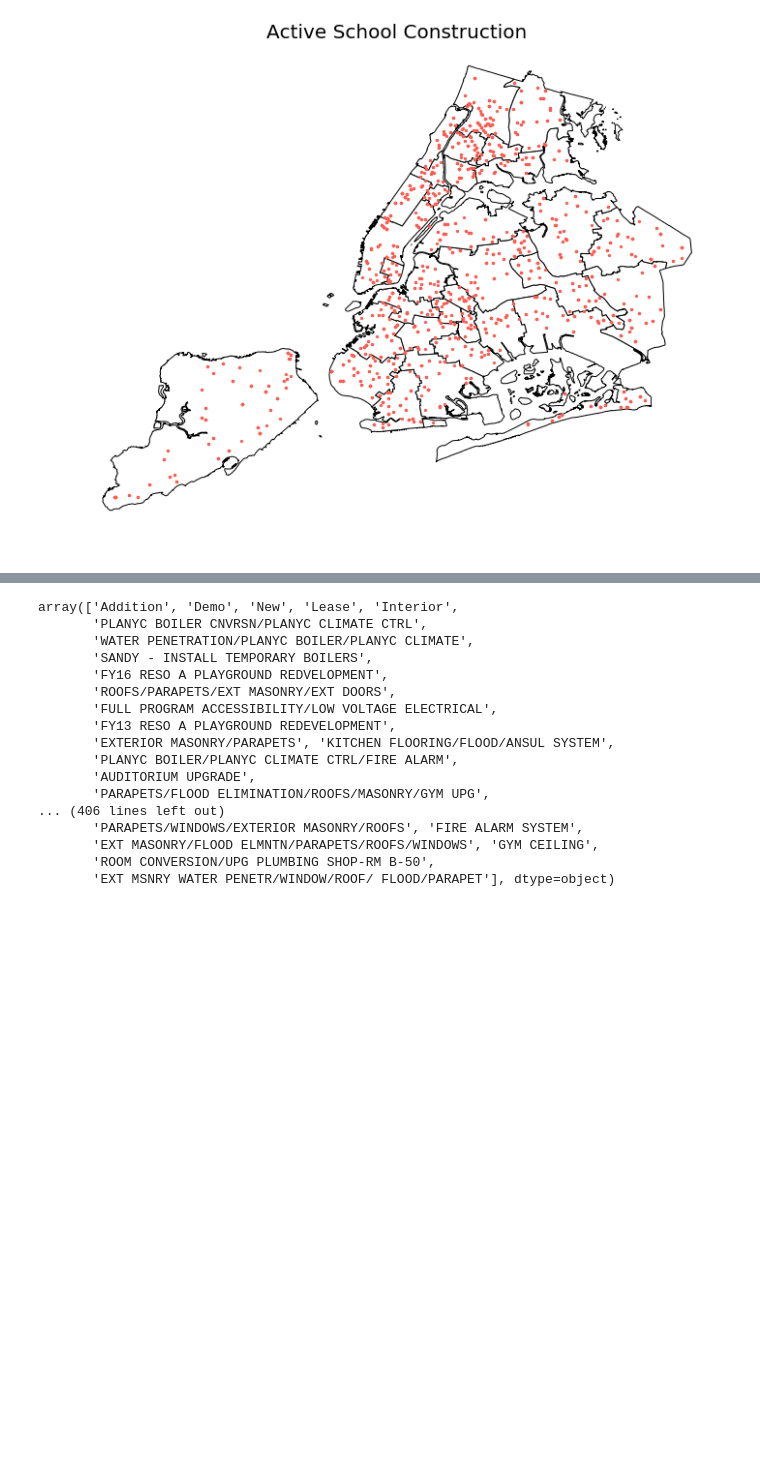
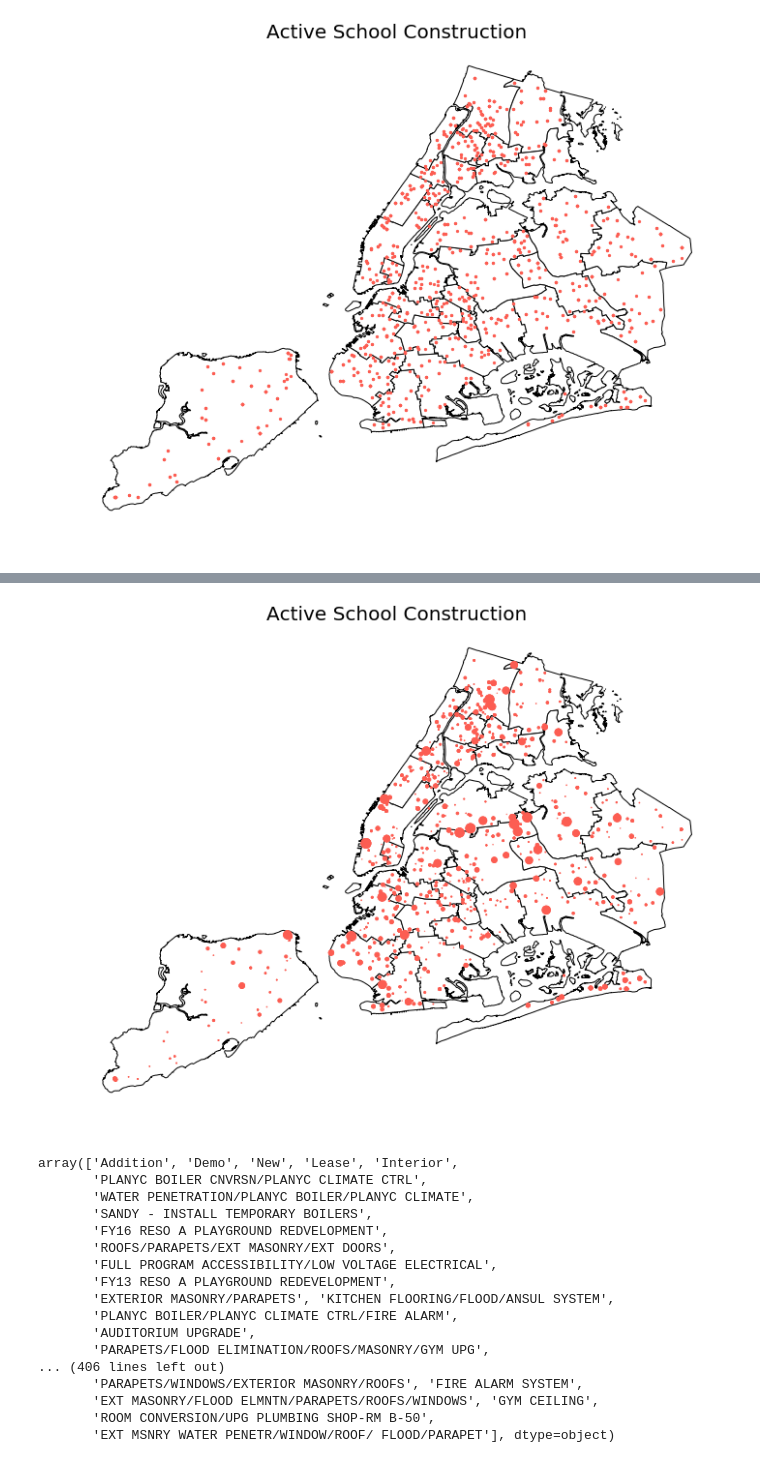
Before and after one commit to tharma3/data_school, a Jupyter notebook: Data_School_7_Geopandas.ipynb, the cells around one changed output, grey strips where cells are left out. Saved outputs shown, nothing was run; the diff lists cells and outputs as text; code cells hidden in the pictures; blank space fills up the shorter version.

```diff
--- a/Data_School_7_Geopandas.ipynb
+++ b/Data_School_7_Geopandas.ipynb
@@ -114,3 +147,17 @@ active_geo.plot(c='#FC5D52', markersize=5,  ax=ax);
+# %%
+#plot school construction over school districts
+#scale markersize by the "construction award" column
+
+fig, ax = plt.subplots(figsize=(12,12))
+ax.set_aspect('equal')
+ax.axis('off')
+plt.title("Active School Construction", fontsize=20)
+
+sd.plot(facecolor='w', edgecolor='k', ax=ax)
+
+active_geo.plot(c='#FC5D52', markersize=(active_geo['Construction Award']/1000000),  ax=ax);
+# %% [output]
+[figure, added]
 # %%
 active_geo['Project Description'].unique()
 # %% [output]
```
Also changed, not shown: parts of 32 cells of this notebook.
